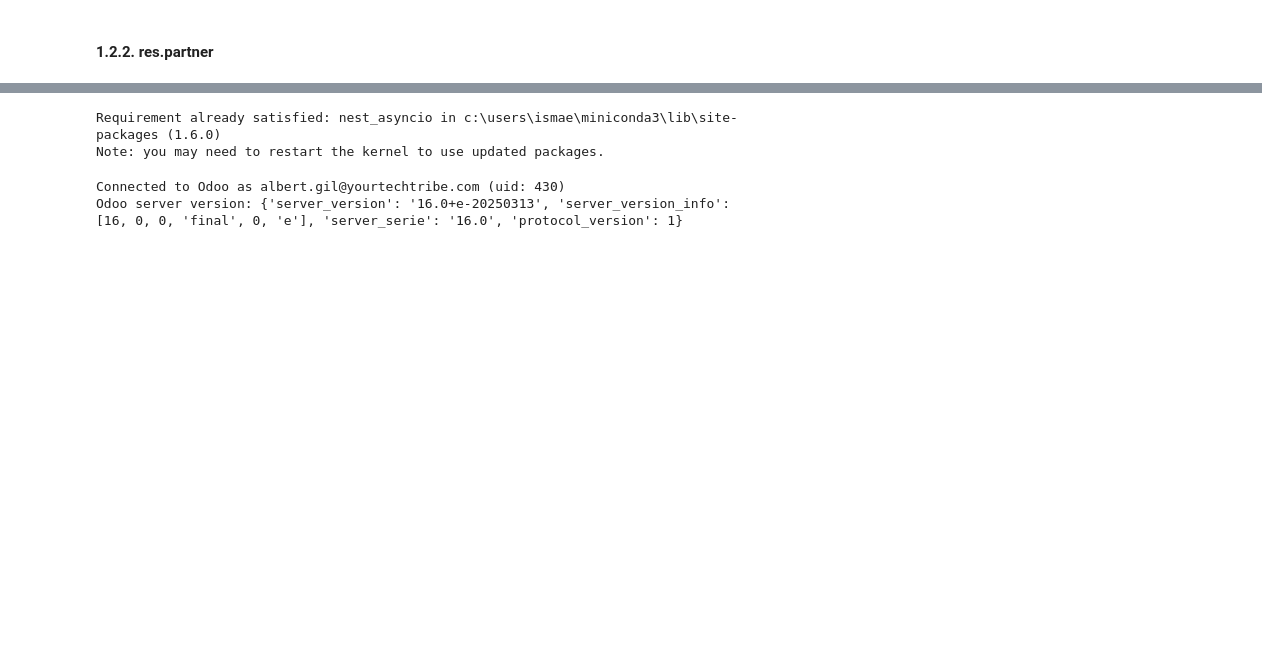
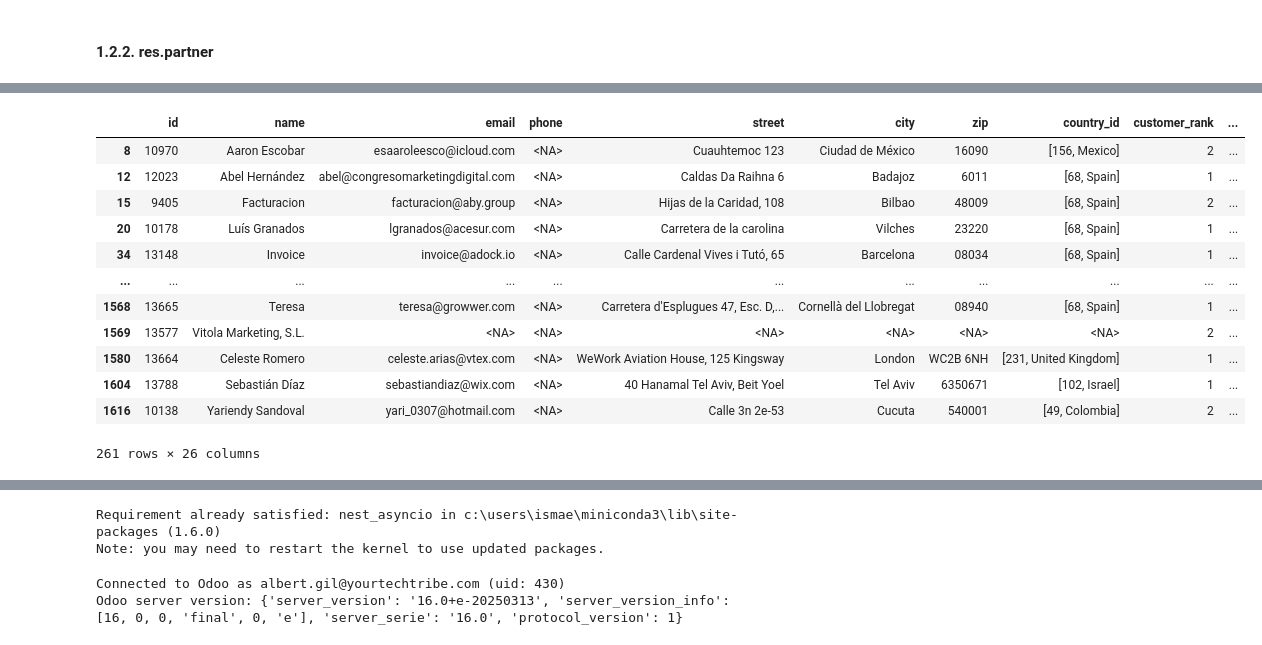
Before and after one commit to isma-fernandez/ai-agent-invoice-payment-prediction-b2b, a Jupyter notebook: exploratory.ipynb, the cells around one changed output, grey strips where cells are left out. Drawn from its saved outputs; the diff is of its cells as text; code cells hidden in the pictures; blank space fills up the shorter version.

```diff
--- a/exploratory.ipynb
+++ b/exploratory.ipynb
@@ -148,0 +507,4 @@ KeyboardInterrupt:
+# %%
+partners_df_original = partners_df.copy()
+# %%
+partners_df = partners_df_original.copy()
@@ -148,0 +532,5 @@ KeyboardInterrupt:
+# %%
+object_cols = partners_df.select_dtypes(include='object').columns
+partners_df[object_cols] = (partners_df[object_cols].replace({False: pd.NA}))
+# %%
+partners_df[object_cols] = partners_df[object_cols].map(lambda x: np.nan if x == [] else x)
@@ -148,0 +557,16 @@ KeyboardInterrupt:
+# %%
+partners_df[partners_df['is_company'] == False]
+# %% [output]
+|  | id | name | email | phone | street | city | zip | country_id | customer_rank | ... |
+| 8 | 10970 | Aaron Escobar | esaaroleesco@icloud.com | <NA> | Cuauhtemoc 123 | Ciudad de México | 16090 | [156, Mexico] | 2 | ... |
+| 12 | 12023 | Abel Hernández | abel@congresomarketingdigital.com | <NA> | Caldas Da Raihna 6 | Badajoz | 6011 | [68, Spain] | 1 | ... |
+| 15 | 9405 | Facturacion | facturacion@aby.group | <NA> | Hijas de la Caridad, 108 | Bilbao | 48009 | [68, Spain] | 2 | ... |
+| 20 | 10178 | Luís Granados | lgranados@acesur.com | <NA> | Carretera de la carolina | Vilches | 23220 | [68, Spain] | 1 | ... |
+| 34 | 13148 | Invoice | invoice@adock.io | <NA> | Calle Cardenal Vives i Tutó, 65 | Barcelona | 08034 | [68, Spain] | 1 | ... |
+| ... | ... | ... | ... | ... | ... | ... | ... | ... | ... | ... |
+| 1568 | 13665 | Teresa | teresa@growwer.com | <NA> | Carretera d'Esplugues 47, Esc. D,... | Cornellà del Llobregat | 08940 | [68, Spain] | 1 | ... |
+| 1569 | 13577 | Vitola Marketing, S.L. | <NA> | <NA> | <NA> | <NA> | <NA> | <NA> | 2 | ... |
+| 1580 | 13664 | Celeste Romero | celeste.arias@vtex.com | <NA> | WeWork Aviation House, 125 Kingsway | London | WC2B 6NH | [231, United Kingdom] | 1 | ... |
+| 1604 | 13788 | Sebastián Díaz | sebastiandiaz@wix.com | <NA> | 40 Hanamal Tel Aviv, Beit Yoel | Tel Aviv | 6350671 | [102, Israel] | 1 | ... |
+| 1616 | 10138 | Yariendy Sandoval | yari_0307@hotmail.com | <NA> | Calle 3n 2e-53 | Cucuta | 540001 | [49, Colombia] | 2 | ... |
+261 rows × 26 columns
```
Also changed, not shown: parts of 107 cells of this notebook, 3 other files.
